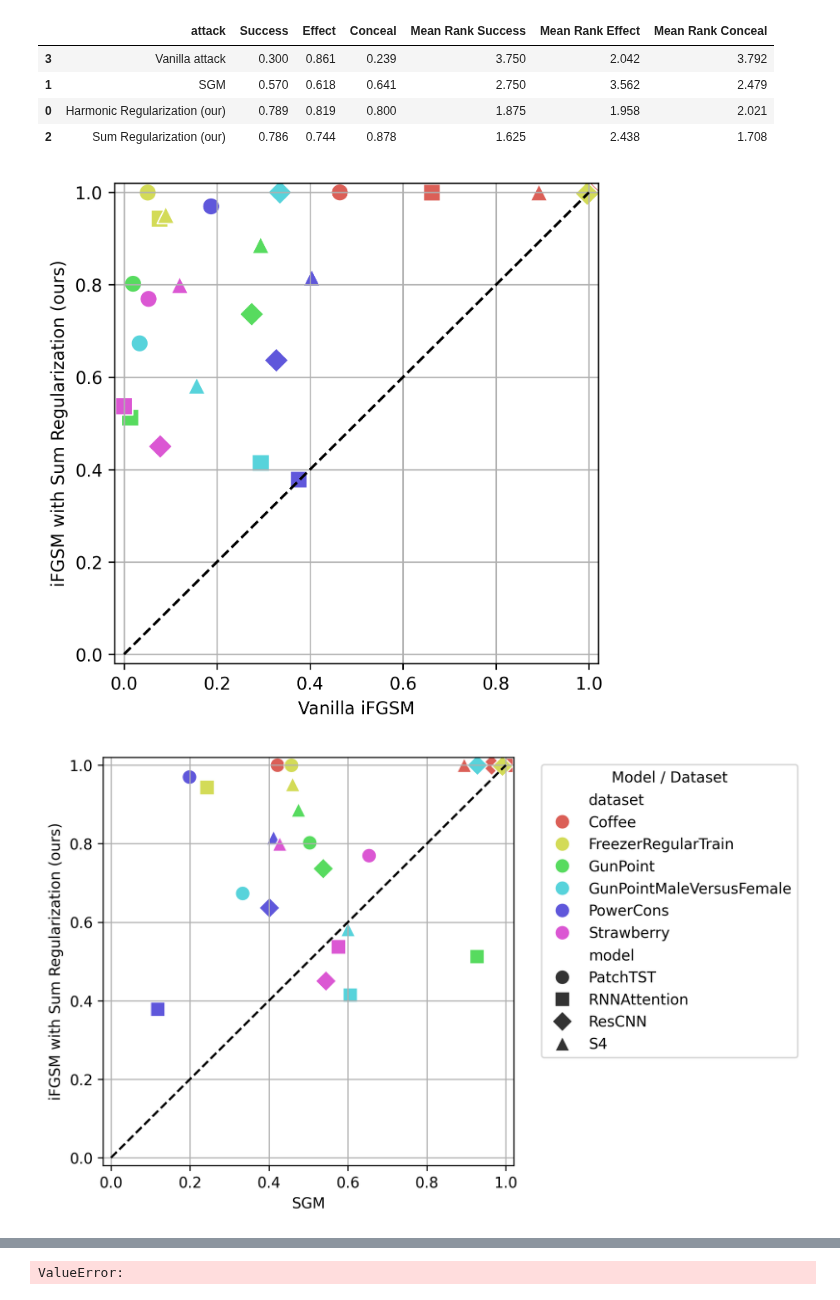
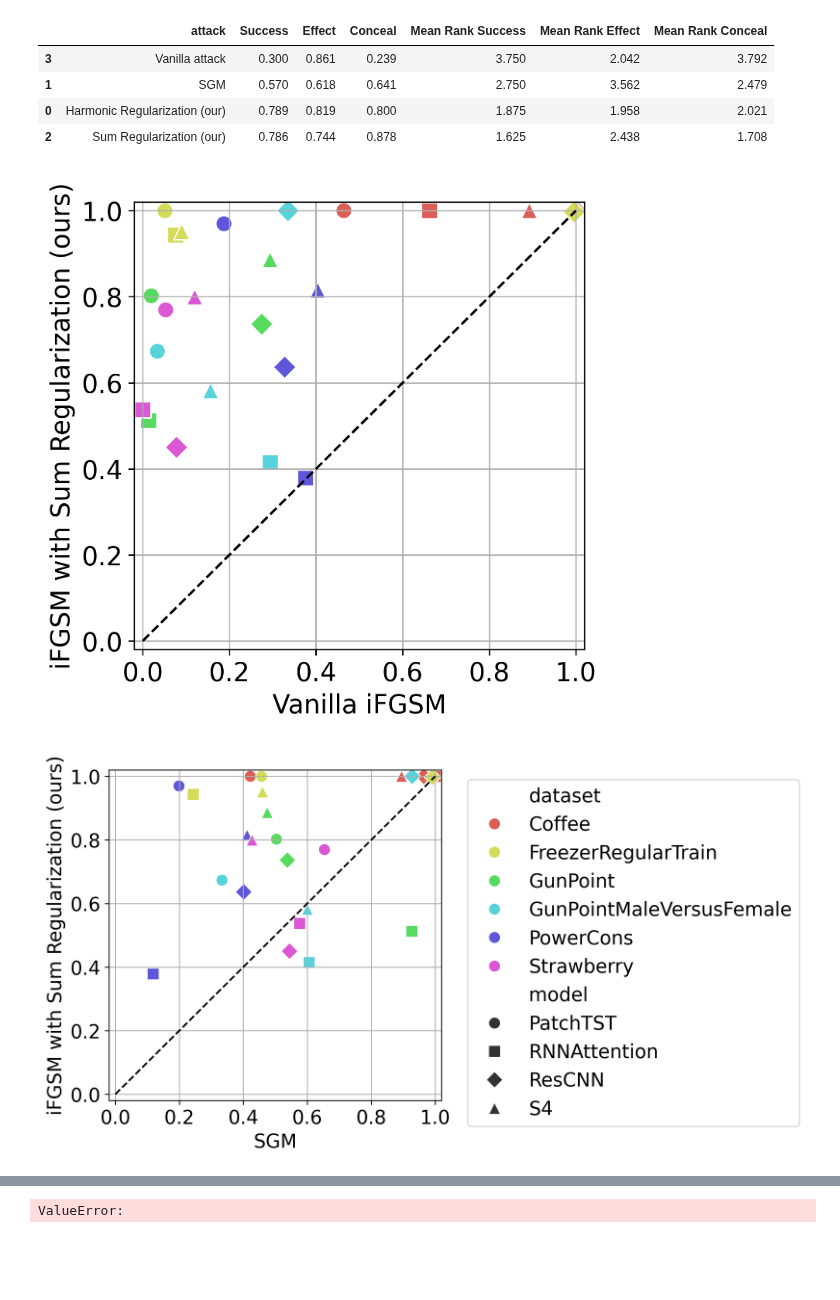
Before and after one commit to petrsokerin/Hidden_adversarial_attacks, a Jupyter notebook: notebooks/clearml_metrics.ipynb, the cells around one changed output, grey strips where cells are left out. Saved outputs shown, nothing was run; the diff lists cells and outputs as text; code cells hidden in the pictures; blank space fills up the shorter version.

```diff
--- a/notebooks/clearml_metrics.ipynb
+++ b/notebooks/clearml_metrics.ipynb
@@ -58,6 +58,7 @@ def draw_scatter_pair_metrics(
     x_col_name=None,
     y_col_name=None,
     title=None,
+    fontsize=16,
     legend=True,
     legend_position='out',
     savepath=''
@@ -82,7 +83,7 @@ def draw_scatter_pair_metrics(
         data=df,
         palette=palette,
         markers=markers,
-        s=100
+        s=100,
     )
 
     if not x_col_name:
@@ -92,8 +93,10 @@ def draw_scatter_pair_metrics(
         y_col_name = y_col
 
     # Настройка графика
-    plt.xlabel(x_col_name)
-    plt.ylabel(y_col_name)
+    plt.xlabel(x_col_name, fontsize=fontsize)
+    plt.ylabel(y_col_name, fontsize=fontsize)
+    plt.xticks(fontsize=fontsize)
+    plt.yticks(fontsize=fontsize)
     plt.xlim(-0.02, 1.02)
     plt.ylim(-0.02, 1.02)
 
@@ -105,11 +108,11 @@ def draw_scatter_pair_metrics(
 
     # Легенда
     if legend and legend_position == 'out':
-        plt.legend(title='Model / Dataset', bbox_to_anchor=(1.05, 1), loc='upper left')
+        plt.legend(bbox_to_anchor=(1.05, 1), loc='upper left', fontsize=fontsize)
     elif legend and legend_position == 'in':
-        plt.legend(title='Model / Dataset', bbox_to_anchor=(1.3, 0), loc='lower right')
+        plt.legend(bbox_to_anchor=(1.3, 0), loc='lower right', fontsize=fontsize-4)
     else:
-        plt.legend([],[], frameon=False)
+        plt.legend([],[], frameon=False, fontsize=fontsize)
     plt.grid()
     # plt.title('Изменение метрики атаки с дискриминатором и без дискриминатора')
     # # Отображение графика
@@ -603,26 +613,28 @@ draw_scatter_pair_metrics(
     x_col_name='Vanilla iFGSM',
     y_col_name='iFGSM with Sum Regularization (ours)',
     title='',
+    fontsize=16,
     legend=False,
     savepath='../pictures/ifgsm_van.pdf'
 )
 # %% [output]
-[figure, old version]
+[figure, new version]
 # %%
 # draw_scatter_pair_metrics(agg_data, 'kll2', 'fgsm_disc', x_col_name='SGM', y_col_name='iFGSM with Sum Regularization (ours)', title='', legend=True)
 
 draw_scatter_pair_metrics(
     agg_data,
     'kll2',
     'fgsm_disc',
     x_col_name='SGM',
     y_col_name='iFGSM with Sum Regularization (ours)',
     title='',
+    fontsize=16,
     legend=True,
     savepath='../pictures/ifgsm_kll2.pdf'
 )
 # %% [output]
-[figure, old version]
+[figure, new version]
 # %%
 # draw_scatter_pair_metrics(
 #     agg_data,
```
Also changed, not shown: parts of 4 cells of this notebook.
